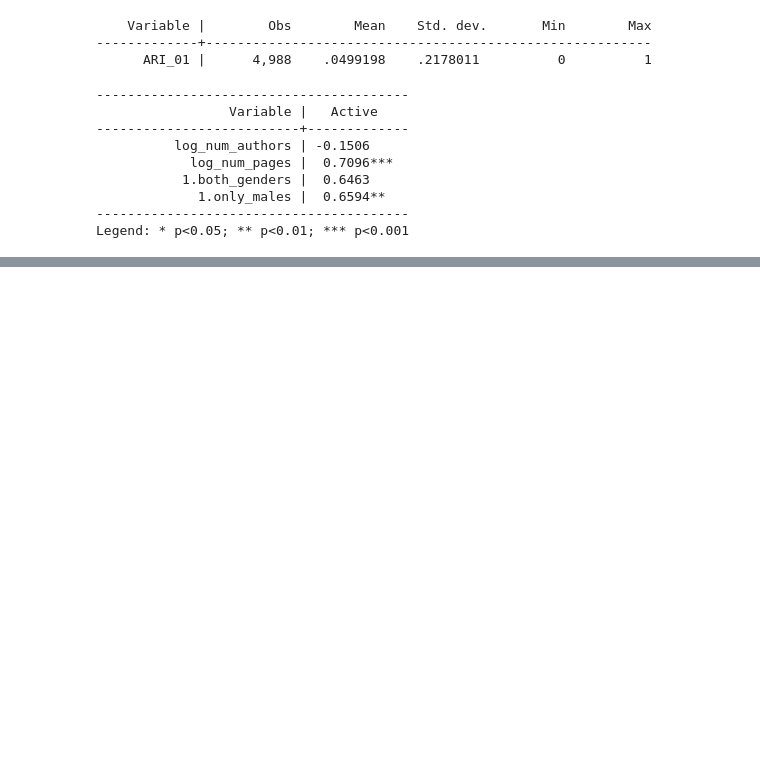
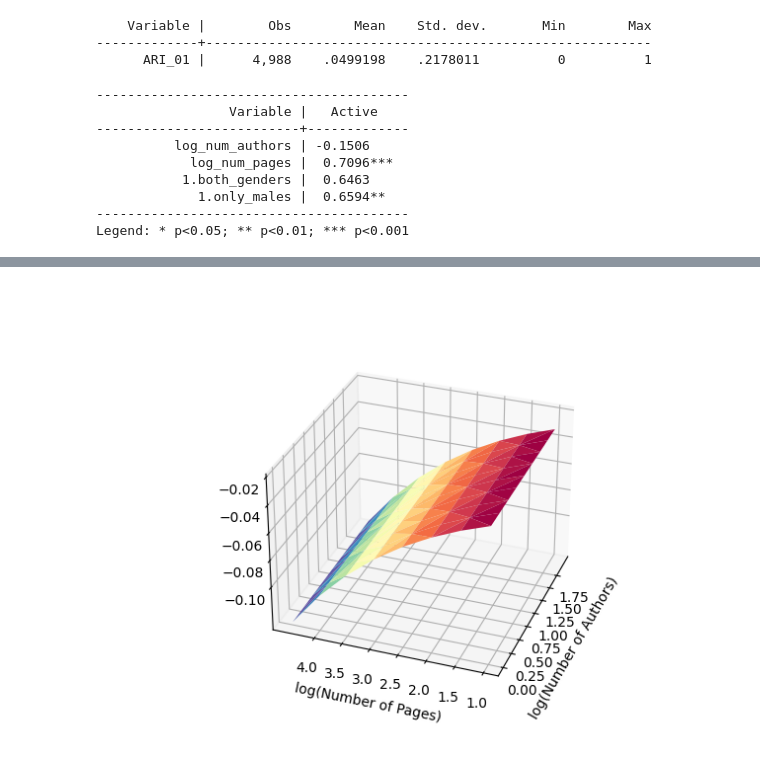
Before and after one commit to victoriaholguinr/Econometria, a Jupyter notebook: code/000_exam_emp.ipynb, the cells around one changed output, grey strips where cells are left out. Drawn from its saved outputs; the diff is of its cells as text; code cells hidden in the pictures; blank space fills up the shorter version.

```diff
--- a/code/000_exam_emp.ipynb
+++ b/code/000_exam_emp.ipynb
@@ -313,0 +352,6 @@ Variables that uniquely identify margins: log_num_pages
+# %%
+# Showing the graph
+from IPython.display import Image
+Image("../figures/Margins3d_2.png")
+# %% [output]
+[figure, added]
```
Also changed, not shown: parts of 14 cells of this notebook, 2 other files.
